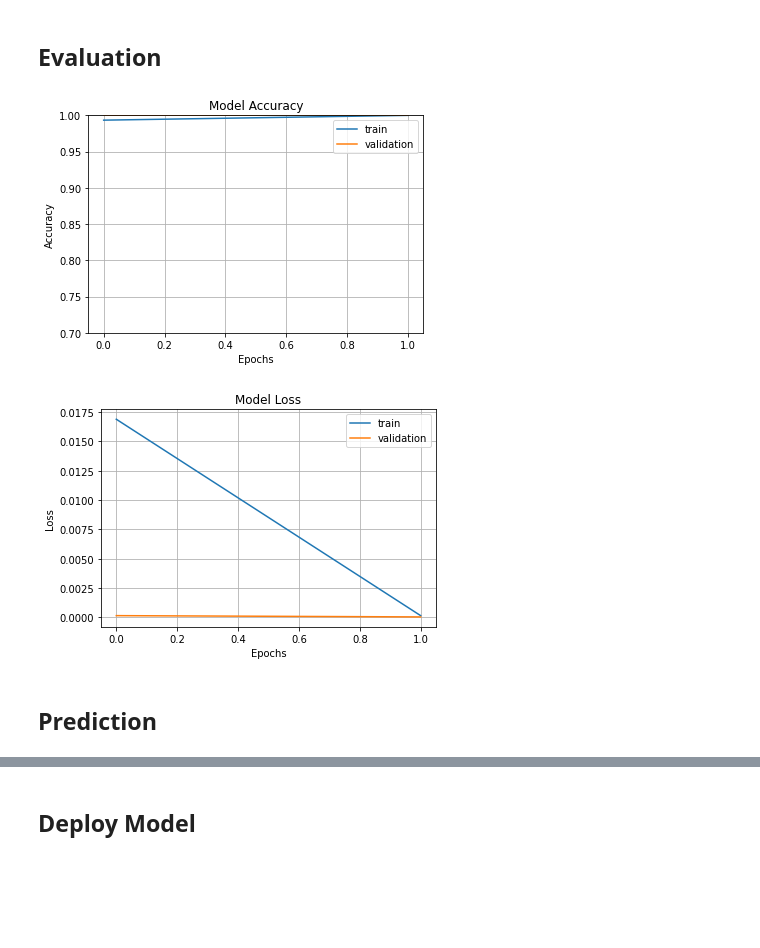
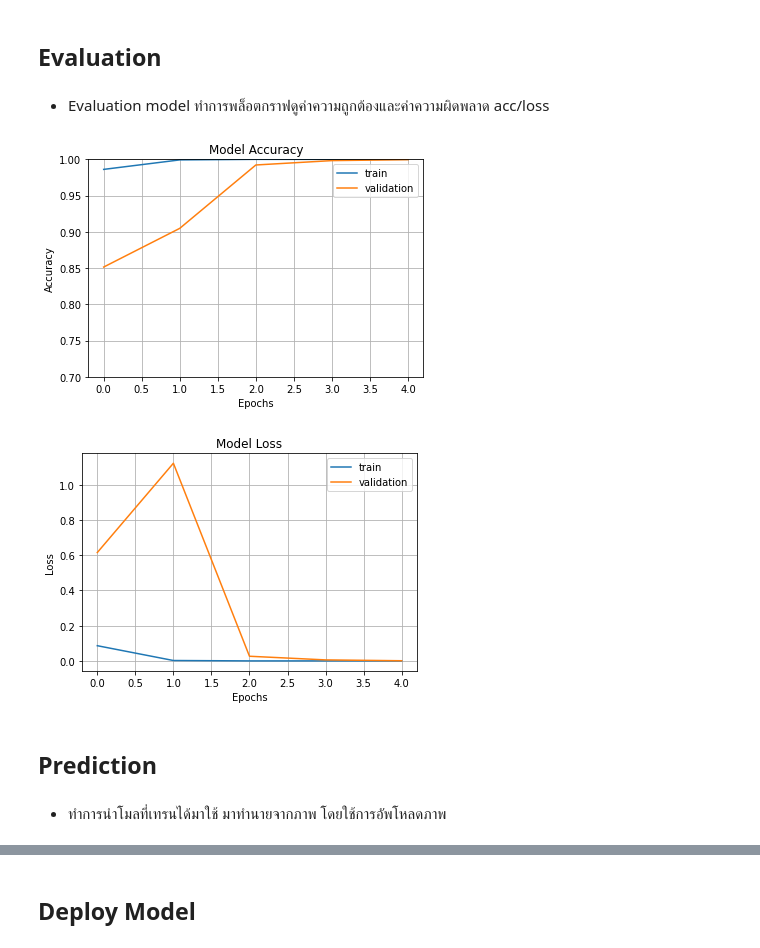
Before and after one commit to billowdev/lab-fruit-classification-simple-model, a Jupyter notebook: Proj_Image_Classification.ipynb, the cells around one changed output, grey strips where cells are left out. Drawn from its saved outputs; the diff is of its cells as text; code cells hidden in the pictures; blank space fills up the shorter version.

Commit message:
Apple Banana Tomato - Transfer Learning - MobileNetV2

```diff
--- a/Proj_Image_Classification.ipynb
+++ b/Proj_Image_Classification.ipynb
@@ -286,11 +312,10 @@ Using 6195 files for training.
 # %%
 val_ds = tf.keras.preprocessing.image_dataset_from_directory(
     data_dir,
-    validation_split = 0.2,
+    validation_split = 0.3,
     subset = 'validation',
     seed = 123,
-    label_mode = 'categorical',
-    image_size = (img_height, img_width),
+    image_size = (height, width),
     batch_size = batch_size
 )
 # %% [output]
@@ -345,0 +342,3 @@ Downloading data from https://storage.googleapis.com/tensorflow/keras-applicatio
+# %%
+from tensorflow.keras.applications import MobileNetV2
+model = MobileNetV2(weights = 'imagenet')
@@ -346 +349,5 @@ Downloading data from https://storage.googleapis.com/tensorflow/keras-applicatio
+# %%
+model.compile(optimizer='adam',
+              loss = tf.keras.losses.SparseCategoricalCrossentropy(from_logits=True),
+              metrics = ['accuracy'])
 # %%
@@ -369,8 +388,8 @@ resnet_model.compile(optimizer=Adam(lr=0.001),
 # %%
-epochs = 3
-history = resnet_model.fit(
-    train_ds,
-    validation_data = val_ds,
-    epochs = epochs
-)
+# train 5 ครั้ง
+epochs = 5
+ABTFruit = model.fit(train_ds,
+                     validation_data=val_ds,
+                     epochs=epochs
+                     )
 # %% [output]
@@ -381,11 +406,13 @@ Epoch 2/2
 # %% [markdown]
 ## Evaluation
+# %% [markdown]
+- Evaluation model ทำการพล็อตกราฟดูค่าความถูกต้องและค่าความผิดพลาด acc/loss
 # %%
 # Model Accuracy
 fig1 = plt.gcf()
 
-plt.plot(history.history['accuracy'])
-plt.plot(history.history['val_accuracy'])
+plt.plot(ABTFruit.history['accuracy'])
+plt.plot(ABTFruit.history['val_accuracy'])
 plt.axis(ymin=0.7, ymax=1)
 plt.grid()
 plt.title('Model Accuracy')
@@ -394,21 +421,23 @@ plt.xlabel('Epochs')
 plt.legend(['train', 'validation'])
 plt.show()
 # %% [output]
-[figure, old version]
+[figure, new version]
 # %%
 # Model Loss
-plt.plot(history.history['loss'])
-plt.plot(history.history['val_loss'])
+plt.plot(ABTFruit.history['loss'])
+plt.plot(ABTFruit.history['val_loss'])
 plt.grid()
 plt.title('Model Loss')
 plt.ylabel('Loss')
 plt.xlabel('Epochs')
 plt.legend(['train', 'validation'])
 plt.show()
 # %% [output]
-[figure, old version]
+[figure, new version]
 # %% [markdown]
 ## Prediction
+# %% [markdown]
+- ทำการนำโมลที่เทรนได้มาใช้ มาทำนายจากภาพ โดยใช้การอัพโหลดภาพ
 # %%
 # for upload image
 from google.colab import files
```
Also changed, not shown: parts of 53 cells of this notebook.
